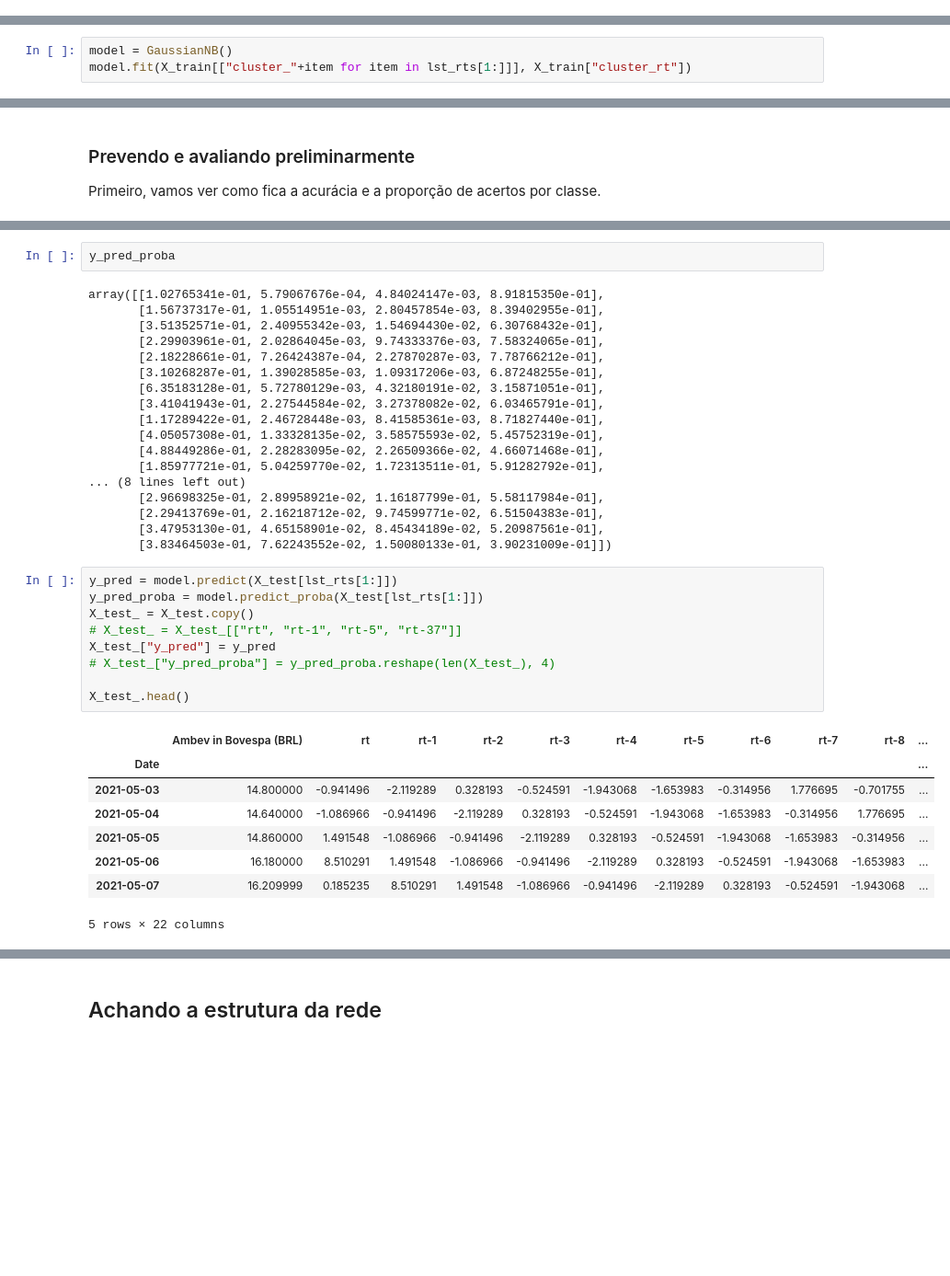
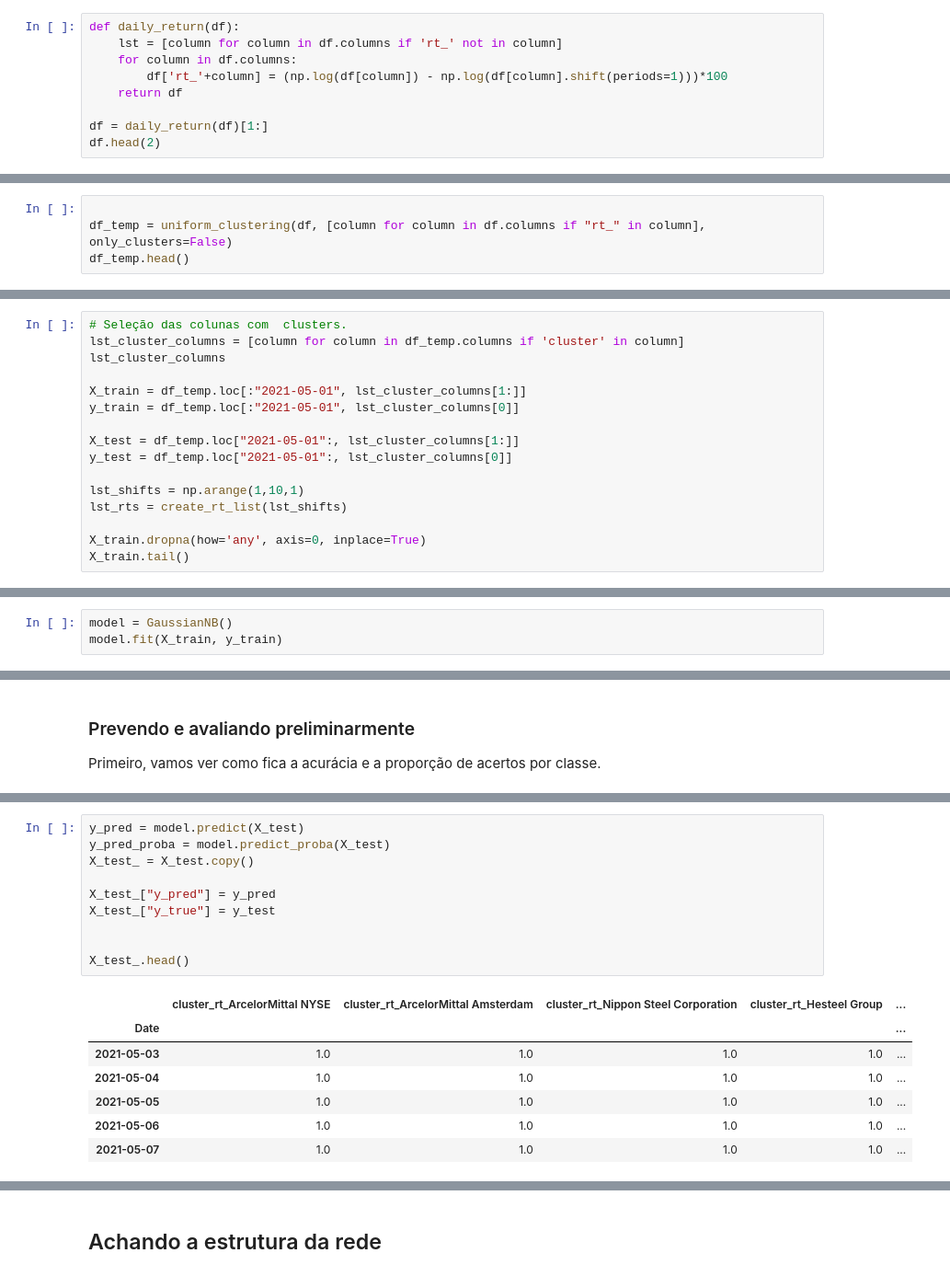
Before and after one commit to cafe-com-analytics/stock_market_index_daily_direction, a Jupyter notebook: notebooks/01_metallurical_sector_analysis.ipynb, the cells around one changed output, grey strips where cells are left out. Shown at 92% size. Saved outputs shown, nothing was run; the diff lists cells and outputs as text; blank space fills up the shorter version.

```diff
--- a/notebooks/01_metallurical_sector_analysis.ipynb
+++ b/notebooks/01_metallurical_sector_analysis.ipynb
@@ -189,0 +143,9 @@ X_test: (24, 1)
+# %%
+def daily_return(df):
+    lst = [column for column in df.columns if 'rt_' not in column]
+    for column in df.columns:
+        df['rt_'+column] = (np.log(df[column]) - np.log(df[column].shift(periods=1)))*100
+    return df
+
+df = daily_return(df)[1:]
+df.head(2)
@@ -251,0 +190,4 @@ round(X_train.groupby(by=["cluster_rt"]).agg({"rt": ["min", "max","count", "mean
+# %%
+
+df_temp = uniform_clustering(df, [column for column in df.columns if "rt_" in column], only_clusters=False)
+df_temp.head()
@@ -317,0 +215,16 @@ X_test.head(10)
+# %%
+# Seleção das colunas com  clusters.
+lst_cluster_columns = [column for column in df_temp.columns if 'cluster' in column]
+lst_cluster_columns
+
+X_train = df_temp.loc[:"2021-05-01", lst_cluster_columns[1:]]
+y_train = df_temp.loc[:"2021-05-01", lst_cluster_columns[0]]
+
+X_test = df_temp.loc["2021-05-01":, lst_cluster_columns[1:]]
+y_test = df_temp.loc["2021-05-01":, lst_cluster_columns[0]]
+
+lst_shifts = np.arange(1,10,1)
+lst_rts = create_rt_list(lst_shifts)
+
+X_train.dropna(how='any', axis=0, inplace=True)
+X_train.tail()
@@ -334,6 +243,6 @@ Vamos testar primeiro um Naive Bayes:
 # %%
 model = GaussianNB()
-model.fit(X_train[["cluster_"+item for item in lst_rts[1:]]], X_train["cluster_rt"])
+model.fit(X_train, y_train)
 # %% [output]
 GaussianNB()
 # %% [markdown]
@@ -363,39 +252,19 @@ array([[1.02765341e-01, 5.79067676e-04, 4.84024147e-03, 8.91815350e-01],
-# %%
-y_pred_proba
-# %% [output]
-array([[1.02765341e-01, 5.79067676e-04, 4.84024147e-03, 8.91815350e-01],
-       [1.56737317e-01, 1.05514951e-03, 2.80457854e-03, 8.39402955e-01],
-       [3.51352571e-01, 2.40955342e-03, 1.54694430e-02, 6.30768432e-01],
-       [2.29903961e-01, 2.02864045e-03, 9.74333376e-03, 7.58324065e-01],
-       [2.18228661e-01, 7.26424387e-04, 2.27870287e-03, 7.78766212e-01],
-       [3.10268287e-01, 1.39028585e-03, 1.09317206e-03, 6.87248255e-01],
-       [6.35183128e-01, 5.72780129e-03, 4.32180191e-02, 3.15871051e-01],
-       [3.41041943e-01, 2.27544584e-02, 3.27378082e-02, 6.03465791e-01],
-       [1.17289422e-01, 2.46728448e-03, 8.41585361e-03, 8.71827440e-01],
-       [4.05057308e-01, 1.33328135e-02, 3.58575593e-02, 5.45752319e-01],
-       [4.88449286e-01, 2.28283095e-02, 2.26509366e-02, 4.66071468e-01],
-       [1.85977721e-01, 5.04259770e-02, 1.72313511e-01, 5.91282792e-01],
-... (8 lines left out)
-       [2.96698325e-01, 2.89958921e-02, 1.16187799e-01, 5.58117984e-01],
-       [2.29413769e-01, 2.16218712e-02, 9.74599771e-02, 6.51504383e-01],
-       [3.47953130e-01, 4.65158901e-02, 8.45434189e-02, 5.20987561e-01],
-       [3.83464503e-01, 7.62243552e-02, 1.50080133e-01, 3.90231009e-01]])
 # %%
-y_pred = model.predict(X_test[lst_rts[1:]])
-y_pred_proba = model.predict_proba(X_test[lst_rts[1:]])
+y_pred = model.predict(X_test)
+y_pred_proba = model.predict_proba(X_test)
 X_test_ = X_test.copy()
-# X_test_ = X_test_[["rt", "rt-1", "rt-5", "rt-37"]]
+
 X_test_["y_pred"] = y_pred
-# X_test_["y_pred_proba"] = y_pred_proba.reshape(len(X_test_), 4)
+X_test_["y_true"] = y_test
+
 
 X_test_.head()
 # %% [output]
-|  | Ambev in Bovespa (BRL) | rt | rt-1 | rt-2 | rt-3 | rt-4 | rt-5 | rt-6 | rt-7 | rt-8 | ... |
-| Date |  |  |  |  |  |  |  |  |  |  | ... |
-| 2021-05-03 | 14.800000 | -0.941496 | -2.119289 | 0.328193 | -0.524591 | -1.943068 | -1.653983 | -0.314956 | 1.776695 | -0.701755 | ... |
-| 2021-05-04 | 14.640000 | -1.086966 | -0.941496 | -2.119289 | 0.328193 | -0.524591 | -1.943068 | -1.653983 | -0.314956 | 1.776695 | ... |
-| 2021-05-05 | 14.860000 | 1.491548 | -1.086966 | -0.941496 | -2.119289 | 0.328193 | -0.524591 | -1.943068 | -1.653983 | -0.314956 | ... |
-| 2021-05-06 | 16.180000 | 8.510291 | 1.491548 | -1.086966 | -0.941496 | -2.119289 | 0.328193 | -0.524591 | -1.943068 | -1.653983 | ... |
-| 2021-05-07 | 16.209999 | 0.185235 | 8.510291 | 1.491548 | -1.086966 | -0.941496 | -2.119289 | 0.328193 | -0.524591 | -1.943068 | ... |
+|  | cluster_rt_ArcelorMittal NYSE | cluster_rt_ArcelorMittal Amsterdam | cluster_rt_Nippon Steel Corporation | cluster_rt_Hesteel Group | ... |
+| Date |  |  |  |  | ... |
+| 2021-05-03 | 1.0 | 1.0 | 1.0 | 1.0 | ... |
+| 2021-05-04 | 1.0 | 1.0 | 1.0 | 1.0 | ... |
+| 2021-05-05 | 1.0 | 1.0 | 1.0 | 1.0 | ... |
+| 2021-05-06 | 1.0 | 1.0 | 1.0 | 1.0 | ... |
+| 2021-05-07 | 1.0 | 1.0 | 1.0 | 1.0 | ... |
-5 rows × 22 columns
 # %%
```
Also changed, not shown: parts of 35 cells of this notebook, 5 other files.
